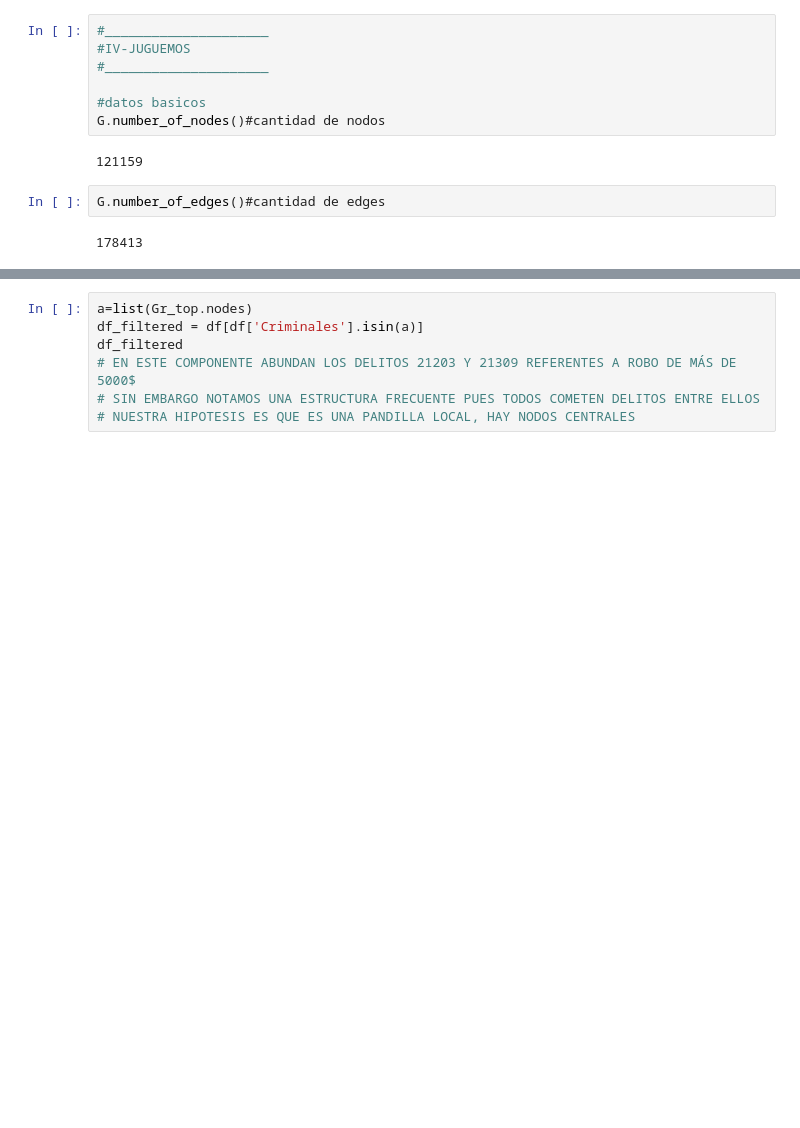
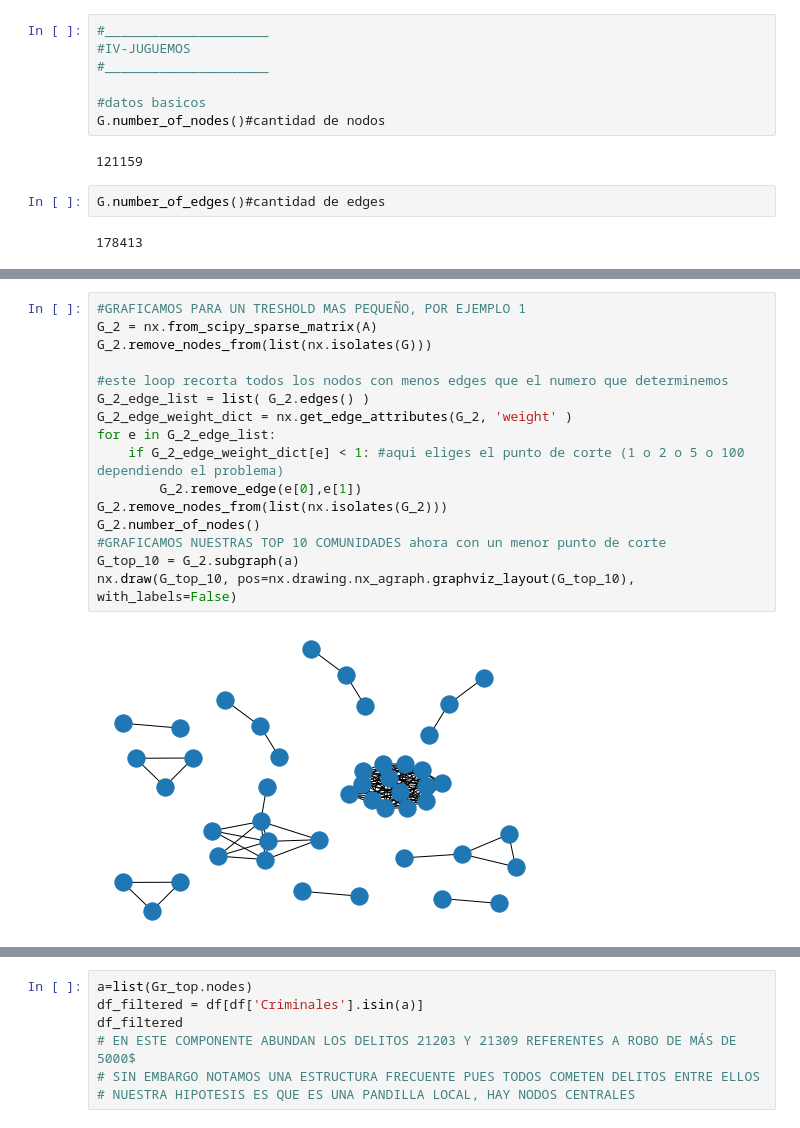
Before and after one commit to santibatte/criminal_communities, a Jupyter notebook: adj_matrix/script_base.ipynb, the cells around one changed output, grey strips where cells are left out. Saved outputs shown, nothing was run; the diff lists cells and outputs as text; blank space fills up the shorter version.

```diff
--- a/adj_matrix/script_base.ipynb
+++ b/adj_matrix/script_base.ipynb
@@ -145,0 +207,18 @@ G_2.number_of_nodes()
+# %%
+#GRAFICAMOS PARA UN TRESHOLD MAS PEQUEÑO, POR EJEMPLO 1
+G_2 = nx.from_scipy_sparse_matrix(A)
+G_2.remove_nodes_from(list(nx.isolates(G)))
+
+#este loop recorta todos los nodos con menos edges que el numero que determinemos
+G_2_edge_list = list( G_2.edges() )
+G_2_edge_weight_dict = nx.get_edge_attributes(G_2, 'weight' )
+for e in G_2_edge_list:
+    if G_2_edge_weight_dict[e] < 1: #aqui eliges el punto de corte (1 o 2 o 5 o 100 dependiendo el problema)
+        G_2.remove_edge(e[0],e[1])
+G_2.remove_nodes_from(list(nx.isolates(G_2)))
+G_2.number_of_nodes()
+#GRAFICAMOS NUESTRAS TOP 10 COMUNIDADES ahora con un menor punto de corte
+G_top_10 = G_2.subgraph(a)
+nx.draw(G_top_10, pos=nx.drawing.nx_agraph.graphviz_layout(G_top_10), with_labels=False)
+# %% [output]
+[figure, added]
```
Also changed, not shown: parts of 16 cells of this notebook.
